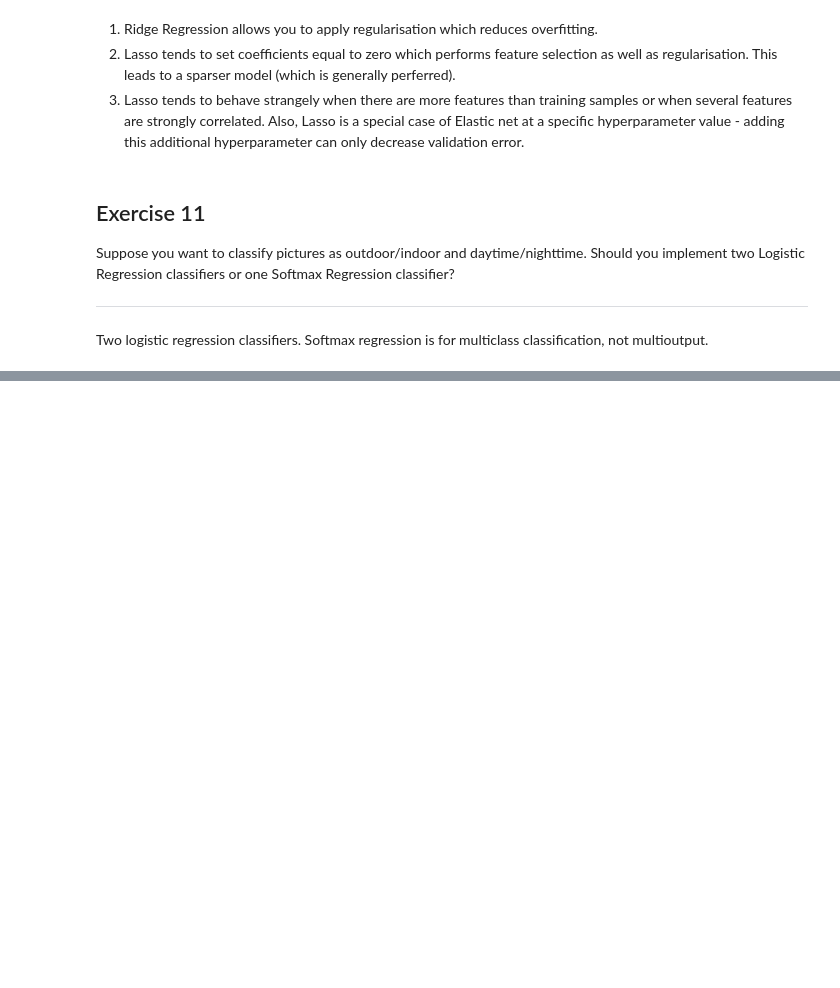
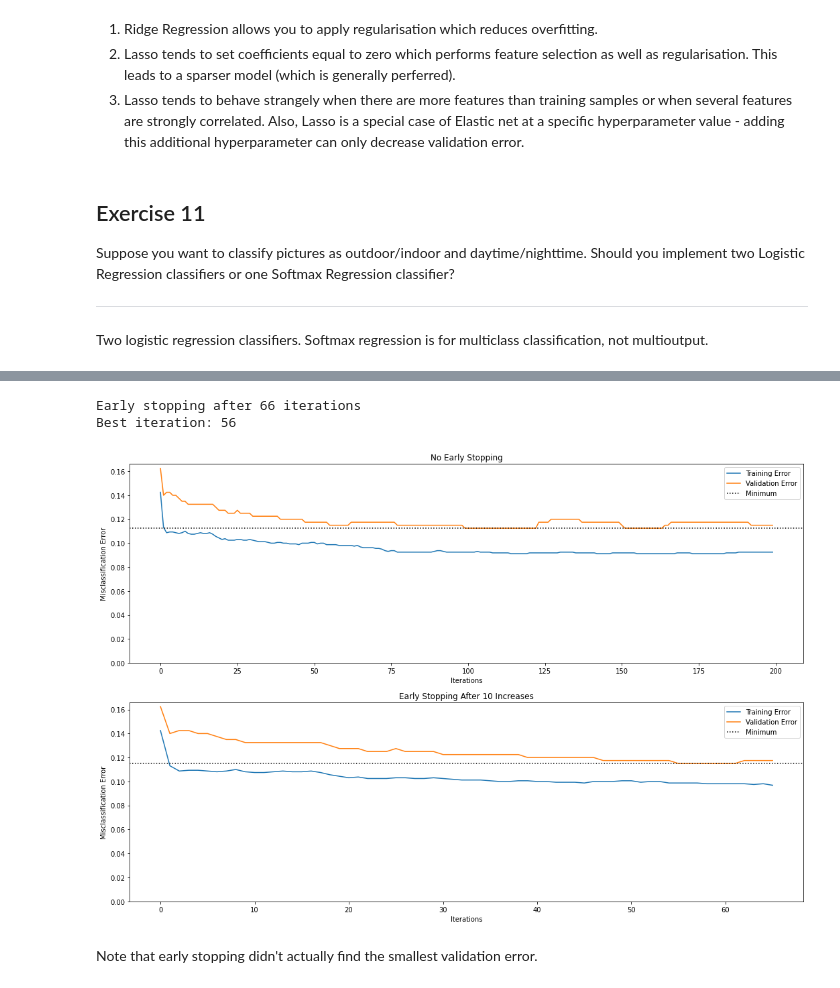
Before and after one commit to chris-leonard/hands-on-machine-learning, a Jupyter notebook: chapter-4/chapter-4-exercises.ipynb, the cells around one changed output, grey strips where cells are left out. Saved outputs shown, nothing was run; the diff lists cells and outputs as text; code cells hidden in the pictures; blank space fills up the shorter version.

```diff
--- a/chapter-4/chapter-4-exercises.ipynb
+++ b/chapter-4/chapter-4-exercises.ipynb
@@ -105,0 +355,39 @@ Implement Batch Gradient Descent with early stopping for Softmax Regression (wit
+# %%
+# params
+learning_rate = 0.2
+n_iter = 200
+params_init = None
+val_prop = 0.2
+
+# plot training and validation errors for early stopping and no early stopping
+fig, axs = plt.subplots(2, 1, figsize=(18, 12))
+
+iter_best, params_best, params_array, train_err, val_err = softmax_gradient_descent(
+    X,
+    y,
+    learning_rate=learning_rate,
+    n_iter=n_iter,
+    params_init=params_init,
+    val_prop=val_prop,
+    early_stopping_rounds=None,
+)
+plot_train_val_errors(train_err, val_err, xmin=1, ax=axs[0], title="No Early Stopping")
+
+iter_best, params_best, params_array, train_err, val_err = softmax_gradient_descent(
+    X,
+    y,
+    learning_rate=learning_rate,
+    n_iter=n_iter,
+    params_init=params_init,
+    val_prop=val_prop,
+    early_stopping_rounds=10,
+)
+plot_train_val_errors(
+    train_err, val_err, xmin=1, ax=axs[1], title="Early Stopping After 10 Increases"
+)
+# %% [output]
+Early stopping after 66 iterations
+Best iteration: 56
+[figure, added]
+# %% [markdown]
+Note that early stopping didn't actually find the smallest validation error.
```
Also changed, not shown: parts of 11 cells of this notebook, 1 other file.
